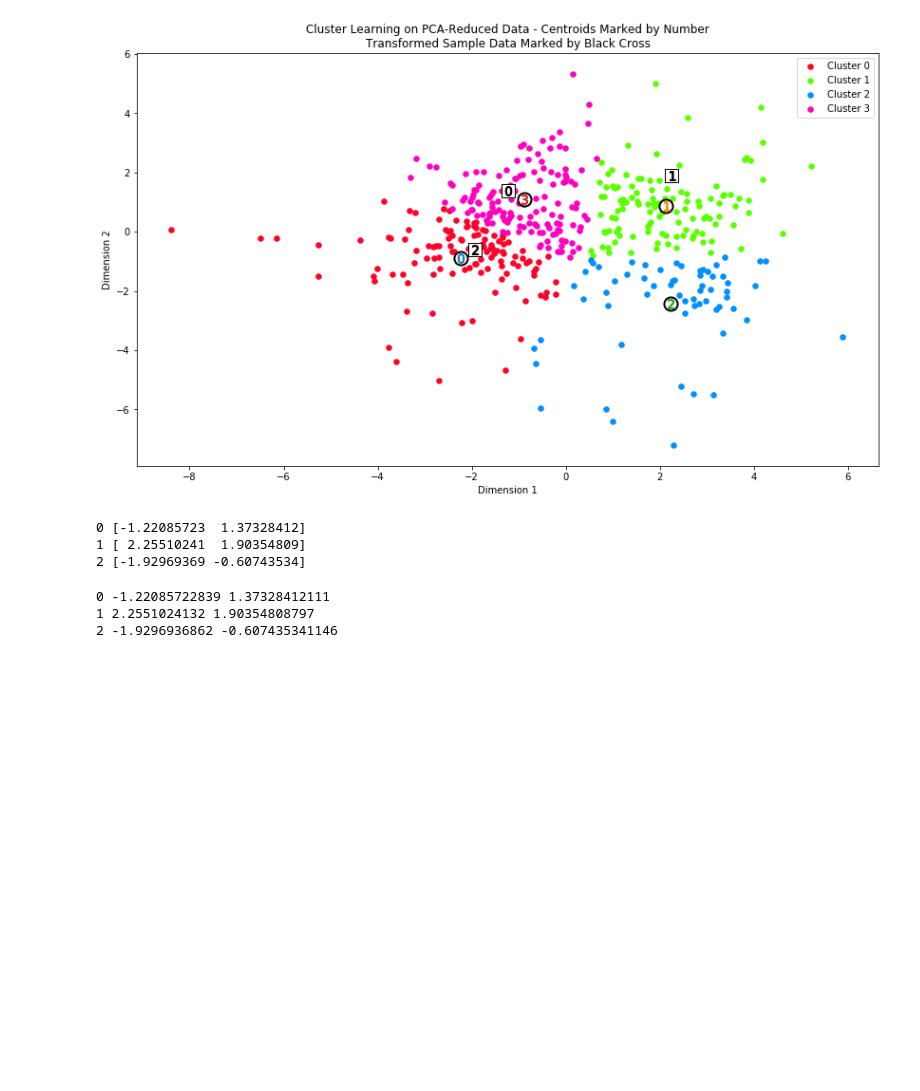
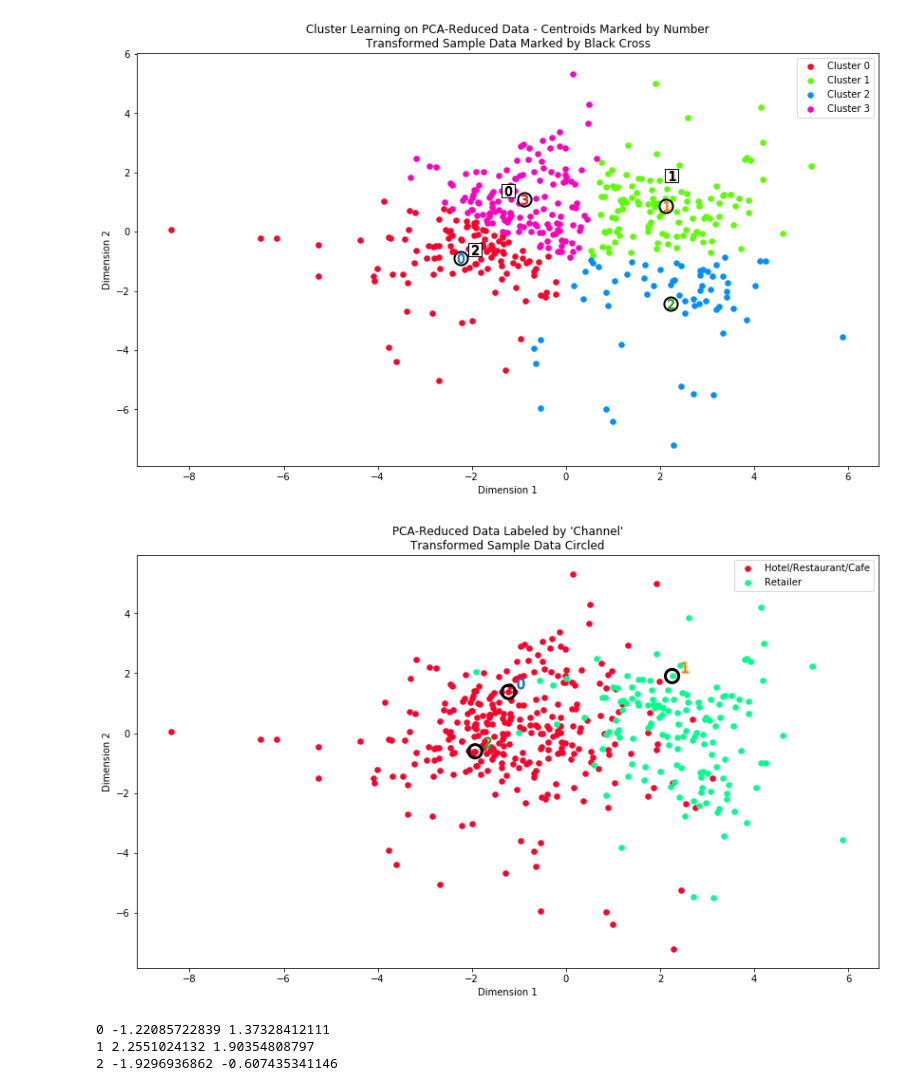
Before and after one commit to yifanxie/Udacity_MLND, a Jupyter notebook: projects/customer_segments/Running.ipynb, the cells around one changed output. Saved outputs shown, nothing was run; the diff lists cells and outputs as text; code cells hidden in the pictures; blank space fills up the shorter version.

```diff
--- a/projects/customer_segments/Running.ipynb
+++ b/projects/customer_segments/Running.ipynb
@@ -57,8 +57,9 @@ log_data=np.log(data)
 # Scale the sample data using the natural logarithm
 log_samples=np.log(samples)
 
-good_data = log_data.drop(log_data.index[154]).reset_index(drop = True)
-
+outliers=[154]
+good_data = log_data.drop(log_data.index[outliers]).reset_index(drop = True)
+good_data.shape
 # explicitly name the principle components (PCs) in to two list
 PCs=['PC1', 'PC2', 'PC3', 'PC4','PC5','PC6'] # list of all PCs
 
@@ -195,13 +196,10 @@ def cluster_results2(reduced_data, preds, centers, pca_samples):
 cluster_results2(reduced_data, kmean_preds, centers, pca_samples)
 # %% [output]
 [figure]
-# %%
-for i, c in enumerate(pca_samples):
-    print i, c
-# %% [output]
-0 [-1.22085723  1.37328412]
-1 [ 2.25510241  1.90354809]
-2 [-1.92969369 -0.60743534]
+# %%
+vs.channel_results(reduced_data, outliers, pca_samples)
+# %% [output]
+[figure, added]
 # %%
 for row in pd.DataFrame(pca_samples).iterrows():
     idx=row[0]
```
Also changed, not shown: 1 other file.
